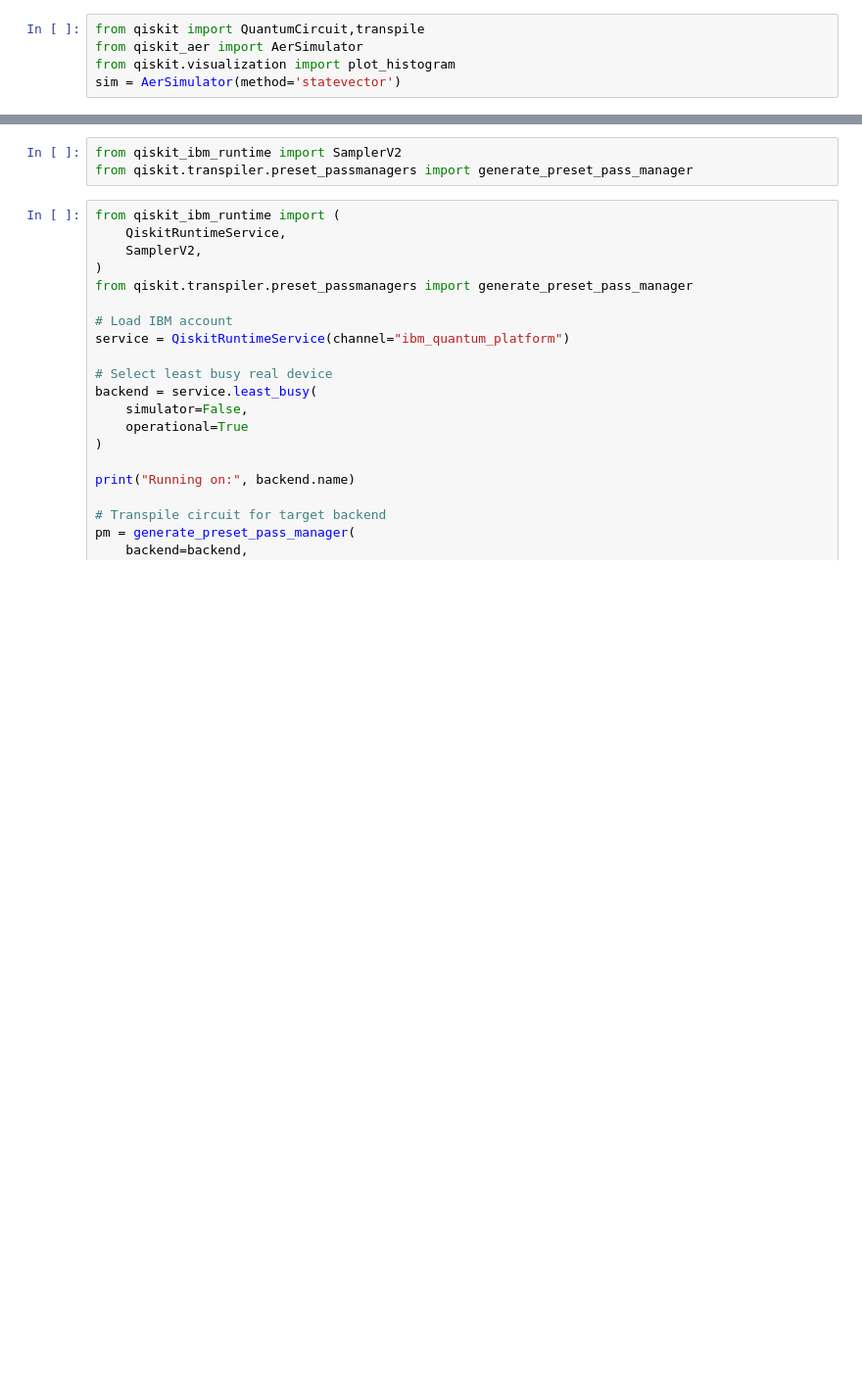
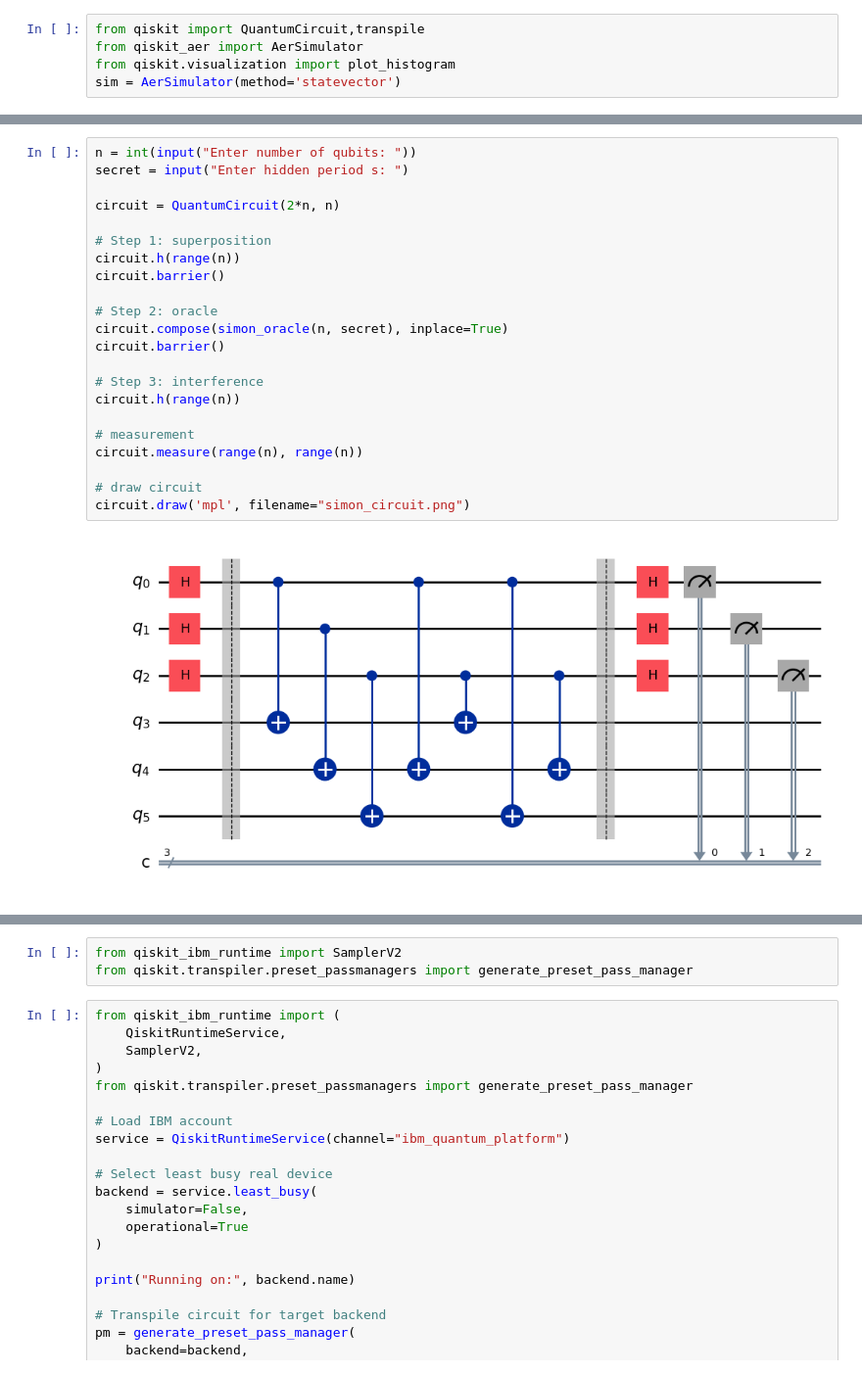
Before and after one commit to r-makasana/Quantum-Algorithms, a Jupyter notebook: Tier-3-Oracle-algorithms/Simons-Algorithm/simons.ipynb, the cells around one changed output, grey strips where cells are left out. Shown at 98% size. Cells and saved outputs as stored; diff of their text form; blank space fills up the shorter version.

Commit message:
Update Simons Algorithm

```diff
--- a/Tier-3-Oracle-algorithms/Simons-Algorithm/simons.ipynb
+++ b/Tier-3-Oracle-algorithms/Simons-Algorithm/simons.ipynb
@@ -52,3 +25,27 @@ circuit.draw('mpl', filename='simon_circuit.png')
+# %%
+n = int(input("Enter number of qubits: "))
+secret = input("Enter hidden period s: ")
+
+circuit = QuantumCircuit(2*n, n)
+
+# Step 1: superposition
+circuit.h(range(n))
+circuit.barrier()
+
+# Step 2: oracle
+circuit.compose(simon_oracle(n, secret), inplace=True)
+circuit.barrier()
+
+# Step 3: interference
+circuit.h(range(n))
+
+# measurement
+circuit.measure(range(n), range(n))
+
+# draw circuit
+circuit.draw('mpl', filename="simon_circuit.png")
+# %% [output]
+[figure, added]
 # %%
 result = sim.run(transpile(circuit, sim), shots=1024).result()
 counts = result.get_counts()
```
Also changed, not shown: parts of 4 cells of this notebook, 1 other file.
